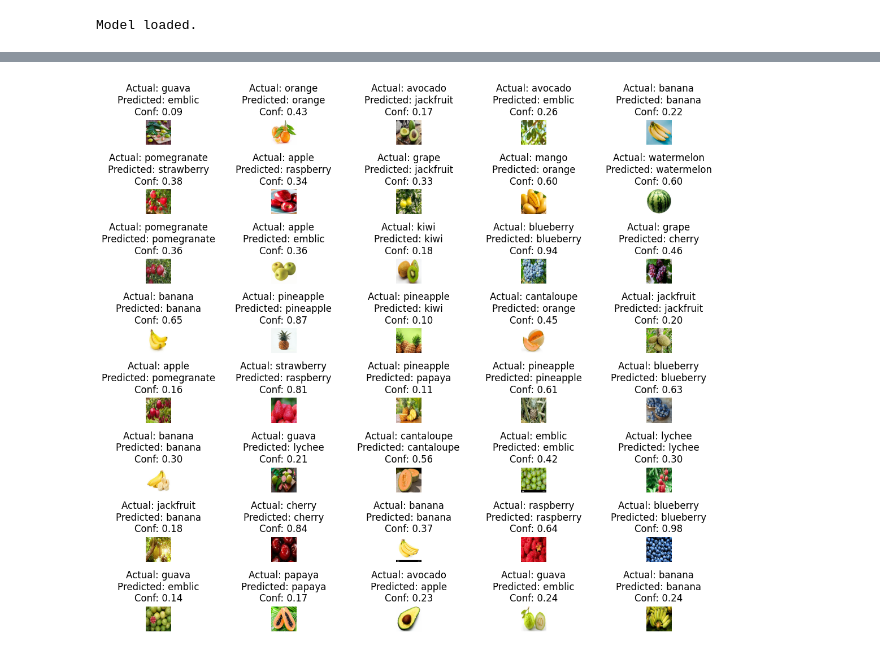
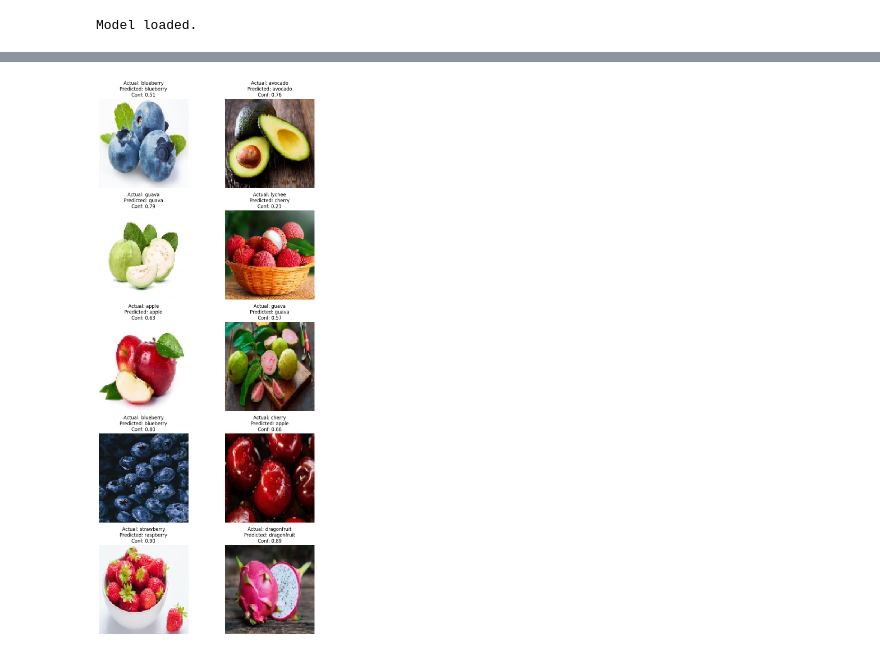
Before and after one commit to aakashdhakal/Fruits-Classification, a Jupyter notebook: model.ipynb, the cells around one changed output, grey strips where cells are left out. Drawn from its saved outputs; the diff is of its cells as text; code cells hidden in the pictures.

```diff
--- a/model.ipynb
+++ b/model.ipynb
@@ -187,12 +178,16 @@ else:
     model = tf.keras.Sequential([
         tf.keras.layers.Conv2D(32, (3, 3), activation='relu', input_shape=(IMAGE_SIZE, IMAGE_SIZE, CHANNELS)),
         tf.keras.layers.MaxPooling2D(2, 2),
+        tf.keras.layers.Dropout(0.25),
 
         tf.keras.layers.Conv2D(64, (3, 3), activation='relu'),
         tf.keras.layers.MaxPooling2D(2, 2),
+        tf.keras.layers.Dropout(0.25),
+
 
         tf.keras.layers.Conv2D(128, (3, 3), activation='relu'),
         tf.keras.layers.MaxPooling2D(2, 2),
+        tf.keras.layers.Dropout(0.25),
 
         tf.keras.layers.Flatten(),
         tf.keras.layers.Dense(512, activation='relu'),
@@ -230,9 +225,7 @@ Model: "sequential_55"
 # %%
 # Calculate steps per epoch and validation steps
-steps_per_epoch = 200
-# validation_steps = 50
 
-# steps_per_epoch = train_dataset.samples // train_dataset.batch_size
+steps_per_epoch = train_dataset.samples // train_dataset.batch_size
 validation_steps = val_dataset.samples // val_dataset.batch_size
 
 steps_per_epoch, validation_steps
@@ -251,7 +244,7 @@ history = model.fit(
     train_dataset, # Train the model on the augmented training images
     steps_per_epoch=steps_per_epoch,   # Number of steps (batches) to yield from the generator at each epoch
     validation_steps=validation_steps,   # Number of steps (batches) to yield from the generator at each epoch
-    epochs=20,    # Number of epochs to train the model
+    epochs=10,    # Number of epochs to train the model
     validation_data=val_dataset,    # Validate the model on the augmented validation images
     verbose=1,    # Verbosity mode (0 = silent, 1 = progress bar, 2 = one line per epoch)
     callbacks=[checkpoint, earlyStopping, reduceLearningRate]    # Callback function to stop training if accuracy is greater than or equal to 99%
@@ -408,13 +387,13 @@ def predict_image(image_path):
     return predicted_class, confidence
 # %%
 #get random 10 images from dir
-random_images = random.sample(os.listdir('./fruits/predict/'), 40)
+random_images = random.sample(os.listdir('./fruits/predict/'), 10)
 actual_labels = [img.split('_')[0] for img in random_images]
-plt.figure(figsize=(12, 10))
+plt.figure(figsize=(10, 20))
 for i, img in enumerate(random_images):
     img_path = os.path.join('./fruits/predict/', img)
     predicted_class, confidence = predict_image(img_path)
-    plt.subplot(8, 5, i + 1)
+    plt.subplot(5, 2, i + 1)
     img = tf.keras.preprocessing.image.load_img(img_path, target_size=(IMAGE_SIZE, IMAGE_SIZE))
     plt.imshow(img)
     plt.title(f"Actual: {actual_labels[i]}\nPredicted: {predicted_class}\nConf: {confidence:.2f}")
@@ -442 +414 @@ plt.show()
-[figure, old version]
+[figure, new version]
```
Also changed, not shown: parts of 17 cells of this notebook, 14 other files.
